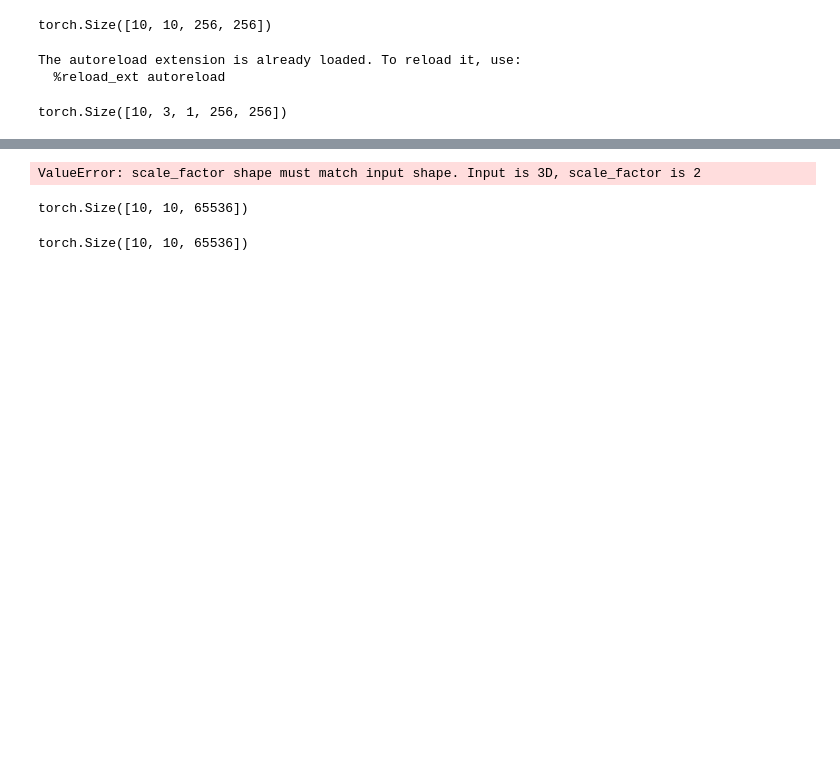
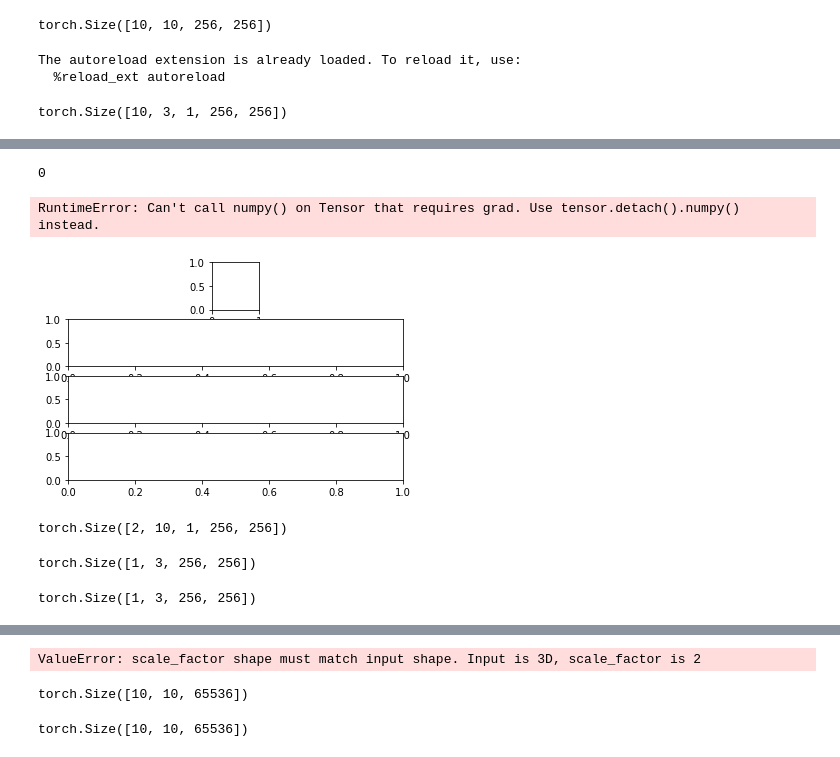
Before and after one commit to puhuk/Research_notes, a Jupyter notebook: Unsupervised_video_generation/Monkey-Net_from_scratch/Untitled.ipynb, the cells around one changed output, grey strips where cells are left out. Cells and saved outputs as stored; diff of their text form; code cells hidden in the pictures; blank space fills up the shorter version.

```diff
--- a/Unsupervised_video_generation/Monkey-Net_from_scratch/Untitled.ipynb
+++ b/Unsupervised_video_generation/Monkey-Net_from_scratch/Untitled.ipynb
@@ -47,0 +163,10 @@ x = torch.randn([10,3,1, 256,256])
+# %%
+num_plot = 4
+fig, axarr = plt.subplots(min(act.size(0), num_plot))
+for idx in range(min(act.size(0), num_plot)):
+    print(idx)
+    axarr[idx].imshow(out[0][idx])
+# %% [output]
+0
+RuntimeError: Can't call numpy() on Tensor that requires grad. Use tensor.detach().numpy() instead.
+[figure, added]
@@ -47,0 +177,7 @@ x = torch.randn([10,3,1, 256,256])
+# %%
+x = torch.randn([2, 3, 1, 256,256])
+key_3d = d3_hourglass(x)
+
+key_3d.shape
+# %% [output]
+torch.Size([2, 10, 1, 256, 256])
@@ -47,0 +196,10 @@ x = torch.randn([10,3,1, 256,256])
+# %%
+
+img.unsqueeze_(0)
+img.shape
+# %% [output]
+torch.Size([1, 3, 256, 256])
+# %%
+img.shape
+# %% [output]
+torch.Size([1, 3, 256, 256])
```
Also changed, not shown: parts of 87 cells of this notebook, 2 other files.
